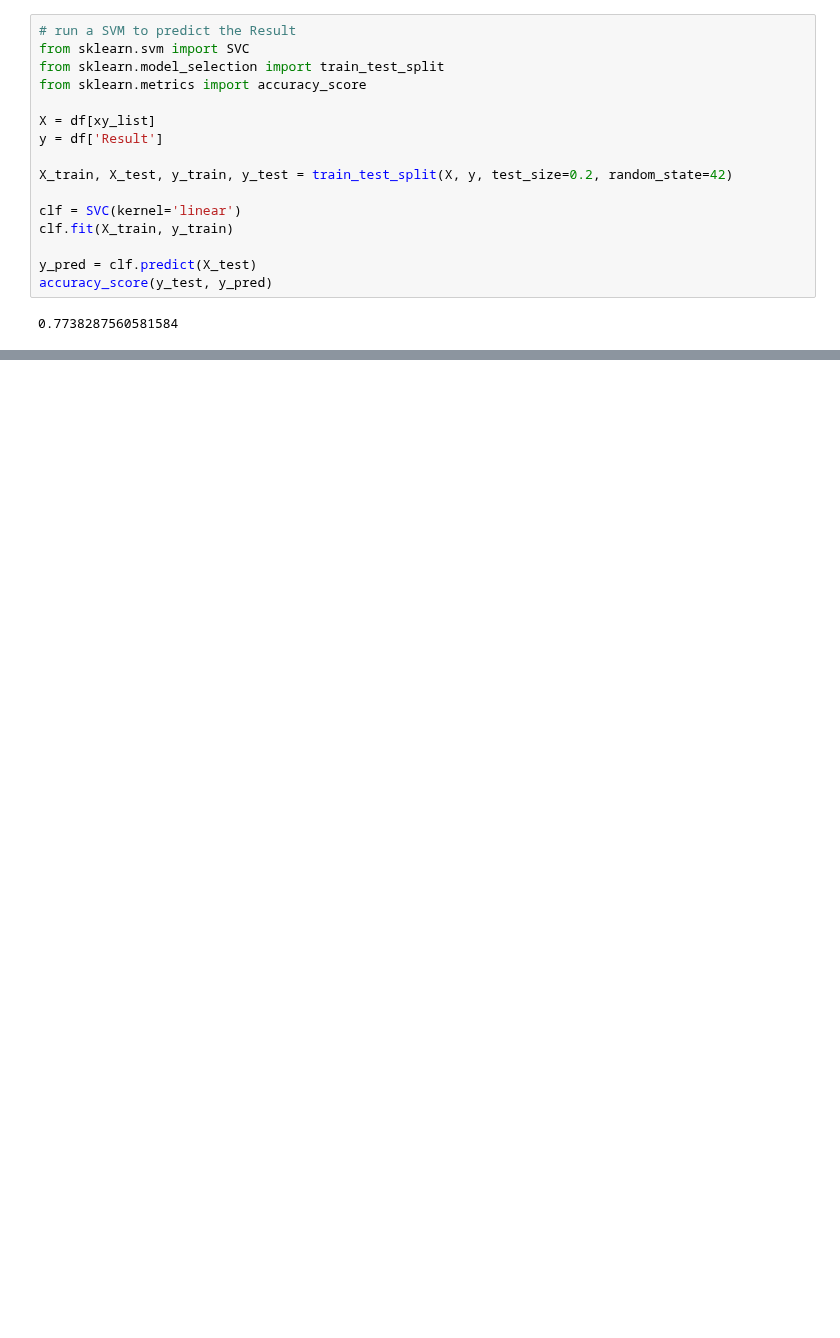
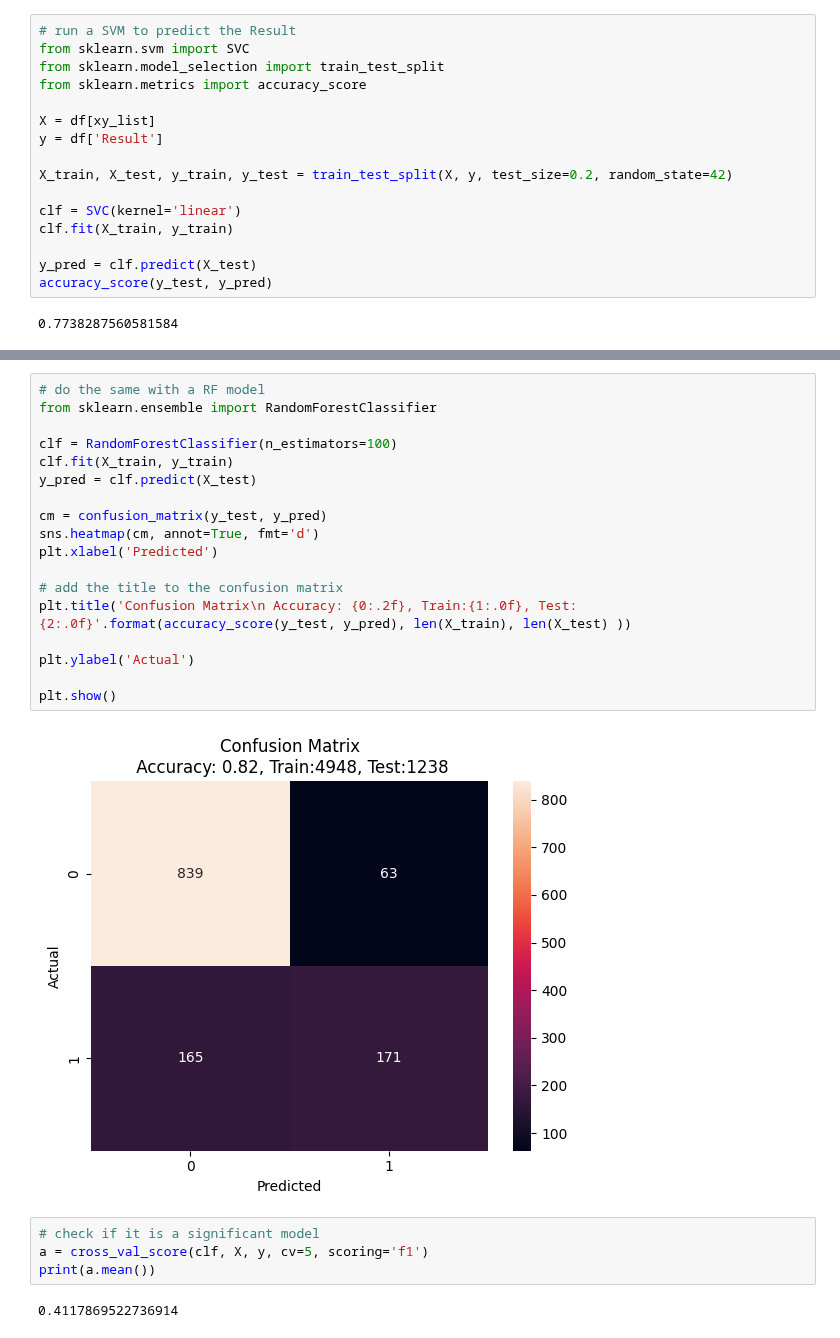
Before and after one commit to xerader/QBS181, a Jupyter notebook: Prediction.ipynb, the cells around one changed output, grey strips where cells are left out. Drawn from its saved outputs; the diff is of its cells as text; blank space fills up the shorter version.

```diff
--- a/Prediction.ipynb
+++ b/Prediction.ipynb
@@ -80,0 +105,26 @@ a = cross_val_score(clf, X, y, cv=5)
+# %%
+# do the same with a RF model
+from sklearn.ensemble import RandomForestClassifier
+
+clf = RandomForestClassifier(n_estimators=100)
+clf.fit(X_train, y_train)
+y_pred = clf.predict(X_test)
+
+cm = confusion_matrix(y_test, y_pred)
+sns.heatmap(cm, annot=True, fmt='d')
+plt.xlabel('Predicted')
+
+# add the title to the confusion matrix
+plt.title('Confusion Matrix\n Accuracy: {0:.2f}, Train:{1:.0f}, Test:{2:.0f}'.format(accuracy_score(y_test, y_pred), len(X_train), len(X_test) ))
+
+plt.ylabel('Actual')
+
+plt.show()
+# %% [output]
+[figure, added]
+# %%
+# check if it is a significant model
+a = cross_val_score(clf, X, y, cv=5, scoring='f1')
+print(a.mean())
+# %% [output]
+0.4117869522736914
```
Also changed, not shown: parts of 11 cells of this notebook.
